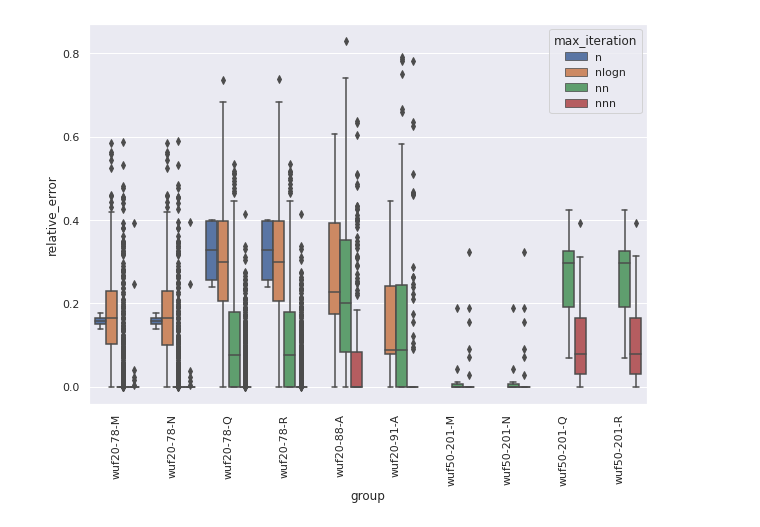
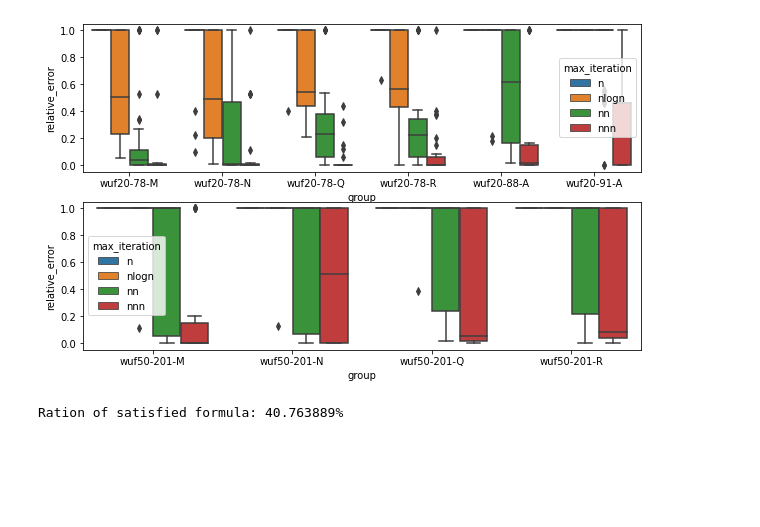
Before and after one commit to jaroslavlanger/jaroslavlanger, a Jupyter notebook: informatics/combinatorial_optimization/sat/analysis.ipynb, the cells around one changed output. Cells and saved outputs as stored; diff of their text form; code cells hidden in the pictures; blank space fills up the shorter version.

Commit message:
Parametrization done and tested, visualizations prepared.

```diff
--- a/informatics/combinatorial_optimization/sat/analysis.ipynb
+++ b/informatics/combinatorial_optimization/sat/analysis.ipynb
@@ -90,3 +0,0 @@ memory usage: 293.9+ KB
-# %%
-for col in iteration_columns:
-    frame[col] = (frame.optimum - frame[col]) / frame.optimum
@@ -118,7 +0,0 @@ print(timedelta(seconds=frame['time'].sum()))
-# %%
-# Times
-mask_20 = frame.group.str.contains('20-')
-fig, axes = plt.subplots(2, 1)
-
-sns.boxplot(x='group', y='time', data=frame[mask_20], ax=axes[0])
-sns.boxplot(x='group', y='time', data=frame[~mask_20], ax=axes[1])
@@ -150,5 +0,0 @@ flat
-# %%
-sns.set(rc={'figure.figsize':(10,7)})
-ax = sns.boxplot(x='group', y='relative_error', hue='max_iteration',
-                 data=flat)
-ax.tick_params(axis='x', rotation=90)
@@ -160,0 +9,17 @@ ax.tick_params(axis='x', rotation=90)
+# %%
+def boxplots(frame, index=None, **kwargs):
+    if index is None:
+        index = frame.index
+    fig, axes = plt.subplots(2, 1, figsize=(10,6))
+    sns.boxplot(**kwargs, data=frame.iloc[index.intersection(index_20)],
+                ax=axes[0])
+    sns.boxplot(**kwargs, data=frame.iloc[index.intersection(index_50)],
+                ax=axes[1])
+
+def pairplot(frame):
+    g = sns.PairGrid(frame,
+                     x_vars=['time', 'relative_error'],
+                     y_vars=['max_iteration', 'neighbors', 'tabu_tenure', 'reinits'],
+                     hue='group', height=3.5)
+    g.map(sns.stripplot, jitter=1.5, size=3, dodge=True)
+    g.add_legend()
@@ -161,5 +61,9 @@ ax.tick_params(axis='x', rotation=90)
 # %%
-sns.boxplot(x='group', y='relative_error', hue='max_iteration',
-            data=flat[flat.relative_error != 1]).tick_params(axis='x', rotation=90)
+boxplots(frame, x='group', y='relative_error', hue='max_iteration')
 # %% [output]
-[figure, old version]
+[figure, new version]
+# %%
+ratio = (frame.relative_error != 1).sum() / frame.shape[0]
+print(f'Ration of satisfied formula: {ratio:%}')
+# %% [output]
+Ration of satisfied formula: 40.763889%
```
Also changed, not shown: parts of 27 cells of this notebook, 32 other files.
